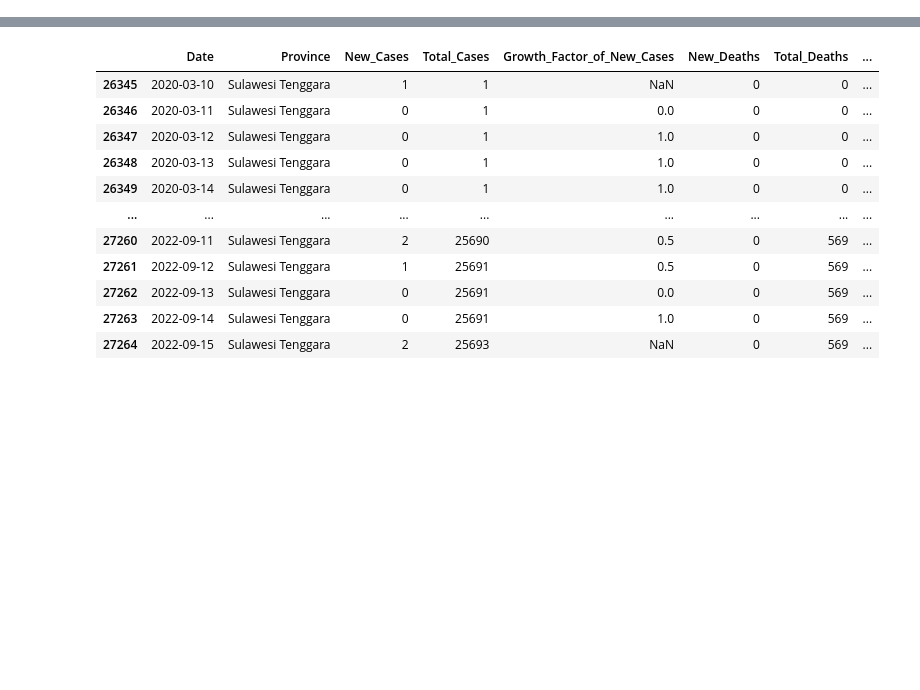
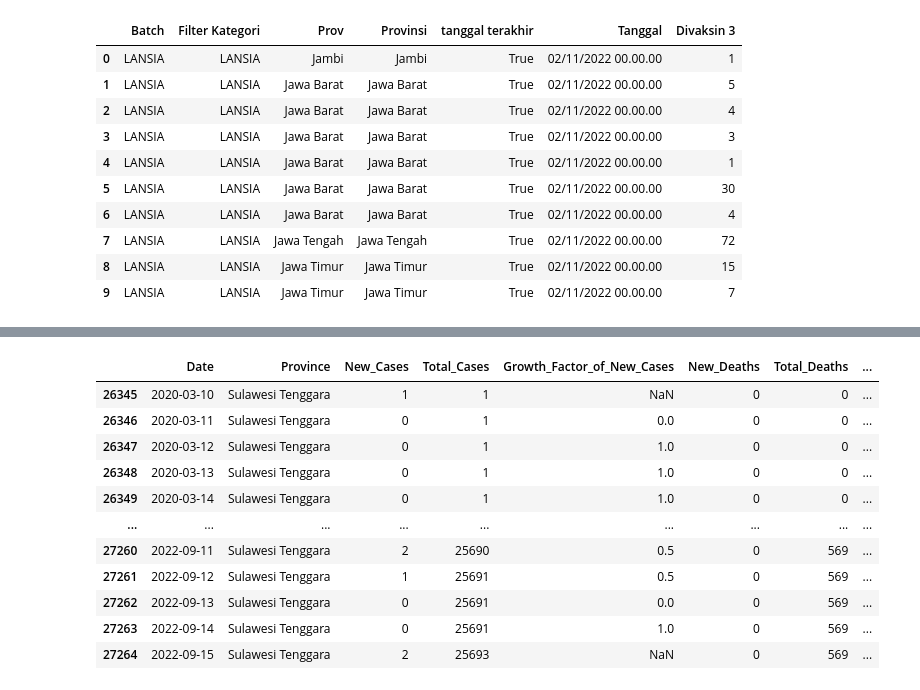
Before and after one commit to rahilaode/Vaccination-and-Mortality-Rate-Speed-of-Covid-19-in-2022, a Jupyter notebook: Pengaruh antara Vaksinasi dengan Angka Kematian Covid-19 pada Lima Provinsi di Indonesia Tahun 2021.ipynb, the cells around one changed output, grey strips where cells are left out. Drawn from its saved outputs; the diff is of its cells as text; code cells hidden in the pictures; blank space fills up the shorter version.

```diff
--- a/Pengaruh antara Vaksinasi Dosis 1 dengan Angka Kematian Covid-19 pada Lima Provinsi di Indonesia Tahun 2021.ipynb
+++ b/Pengaruh antara Vaksinasi dengan Angka Kematian Covid-19 pada Lima Provinsi di Indonesia Tahun 2021.ipynb
@@ -22,0 +70,14 @@ df.head()
+# %%
+df_vaksin3.head(10)
+# %% [output]
+|  | Batch | Filter Kategori | Prov | Provinsi | tanggal terakhir | Tanggal | Divaksin 3 |
+| 0 | LANSIA | LANSIA | Jambi | Jambi | True | 02/11/2022 00.00.00 | 1 |
+| 1 | LANSIA | LANSIA | Jawa Barat | Jawa Barat | True | 02/11/2022 00.00.00 | 5 |
+| 2 | LANSIA | LANSIA | Jawa Barat | Jawa Barat | True | 02/11/2022 00.00.00 | 4 |
+| 3 | LANSIA | LANSIA | Jawa Barat | Jawa Barat | True | 02/11/2022 00.00.00 | 3 |
+| 4 | LANSIA | LANSIA | Jawa Barat | Jawa Barat | True | 02/11/2022 00.00.00 | 1 |
+| 5 | LANSIA | LANSIA | Jawa Barat | Jawa Barat | True | 02/11/2022 00.00.00 | 30 |
+| 6 | LANSIA | LANSIA | Jawa Barat | Jawa Barat | True | 02/11/2022 00.00.00 | 4 |
+| 7 | LANSIA | LANSIA | Jawa Tengah | Jawa Tengah | True | 02/11/2022 00.00.00 | 72 |
+| 8 | LANSIA | LANSIA | Jawa Timur | Jawa Timur | True | 02/11/2022 00.00.00 | 15 |
+| 9 | LANSIA | LANSIA | Jawa Timur | Jawa Timur | True | 02/11/2022 00.00.00 | 7 |
```
Also changed, not shown: parts of 29 cells of this notebook, 6 other files.
